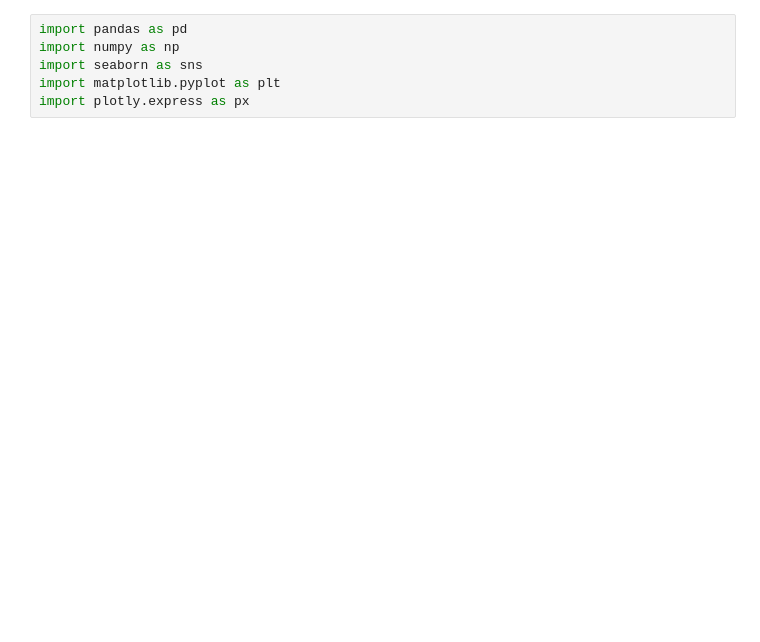
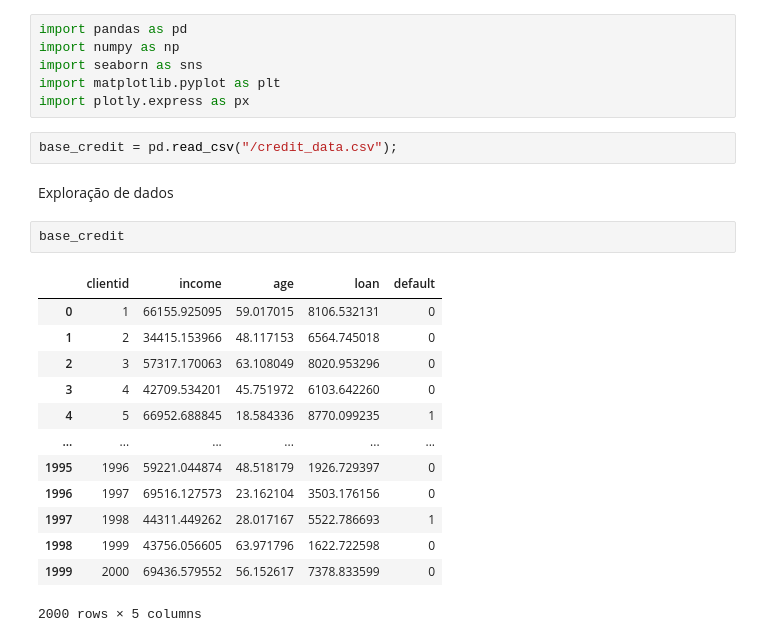
Before and after one commit to vasconcelosjean42/machine_learning-and-data-science-iaexpert, a Jupyter notebook: classificacao/parte_01_classificacao.ipynb, the cells around one changed output. Drawn from its saved outputs; the diff is of its cells as text; blank space fills up the shorter version.

Commit message:
explorando dados

```diff
--- a/classificacao/parte_01_classificacao.ipynb
+++ b/classificacao/parte_01_classificacao.ipynb
@@ -20,3 +6,23 @@ import numpy as np
 import seaborn as sns
 import matplotlib.pyplot as plt
 import plotly.express as px
+# %%
+base_credit = pd.read_csv("/credit_data.csv");
+# %% [markdown]
+Exploração de dados
+# %%
+base_credit
+# %% [output]
+|  | clientid | income | age | loan | default |
+| 0 | 1 | 66155.925095 | 59.017015 | 8106.532131 | 0 |
+| 1 | 2 | 34415.153966 | 48.117153 | 6564.745018 | 0 |
+| 2 | 3 | 57317.170063 | 63.108049 | 8020.953296 | 0 |
+| 3 | 4 | 42709.534201 | 45.751972 | 6103.642260 | 0 |
+| 4 | 5 | 66952.688845 | 18.584336 | 8770.099235 | 1 |
+| ... | ... | ... | ... | ... | ... |
+| 1995 | 1996 | 59221.044874 | 48.518179 | 1926.729397 | 0 |
+| 1996 | 1997 | 69516.127573 | 23.162104 | 3503.176156 | 0 |
+| 1997 | 1998 | 44311.449262 | 28.017167 | 5522.786693 | 1 |
+| 1998 | 1999 | 43756.056605 | 63.971796 | 1622.722598 | 0 |
+| 1999 | 2000 | 69436.579552 | 56.152617 | 7378.833599 | 0 |
+2000 rows × 5 columns
```
Also changed, not shown: parts of 6 cells of this notebook.
